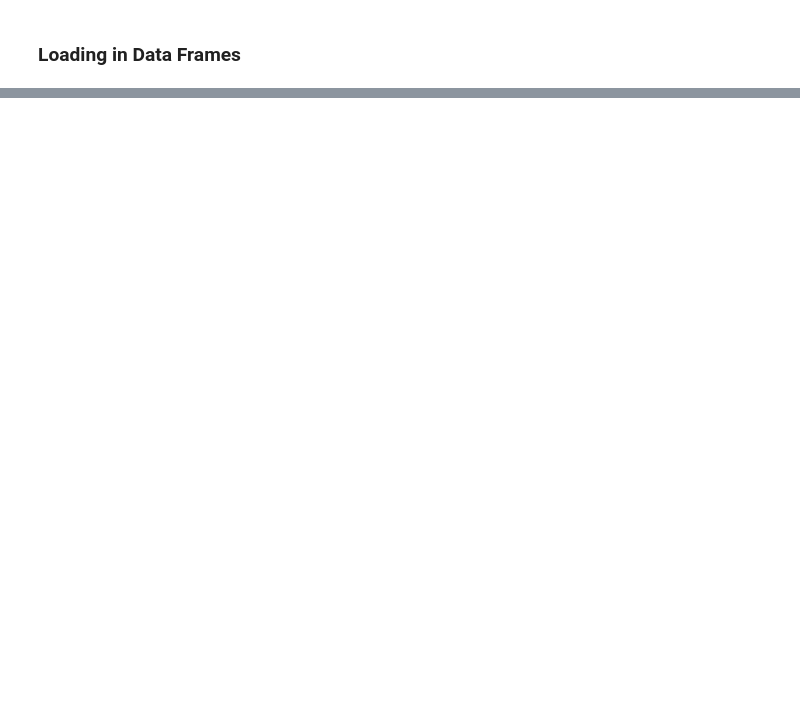
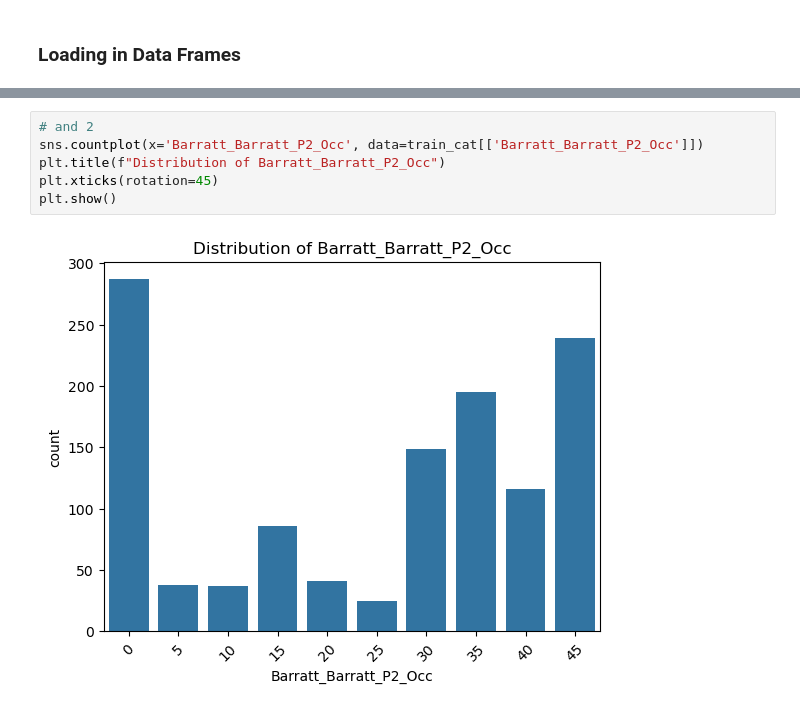
Before and after one commit to Arcturus816/Predicting_ADHD_in_Women, a Jupyter notebook: ADHD_Clean_EDA.ipynb, the cells around one changed output, grey strips where cells are left out. Drawn from its saved outputs; the diff is of its cells as text; blank space fills up the shorter version.

```diff
--- a/ADHD_Clean_EDA.ipynb
+++ b/ADHD_Clean_EDA.ipynb
@@ -41,0 +293,8 @@ train_cat.head()
+# %%
+# and 2
+sns.countplot(x='Barratt_Barratt_P2_Occ', data=train_cat[['Barratt_Barratt_P2_Occ']])
+plt.title(f"Distribution of Barratt_Barratt_P2_Occ")
+plt.xticks(rotation=45)
+plt.show()
+# %% [output]
+[figure, added]
```
Also changed, not shown: parts of 42 cells of this notebook.
